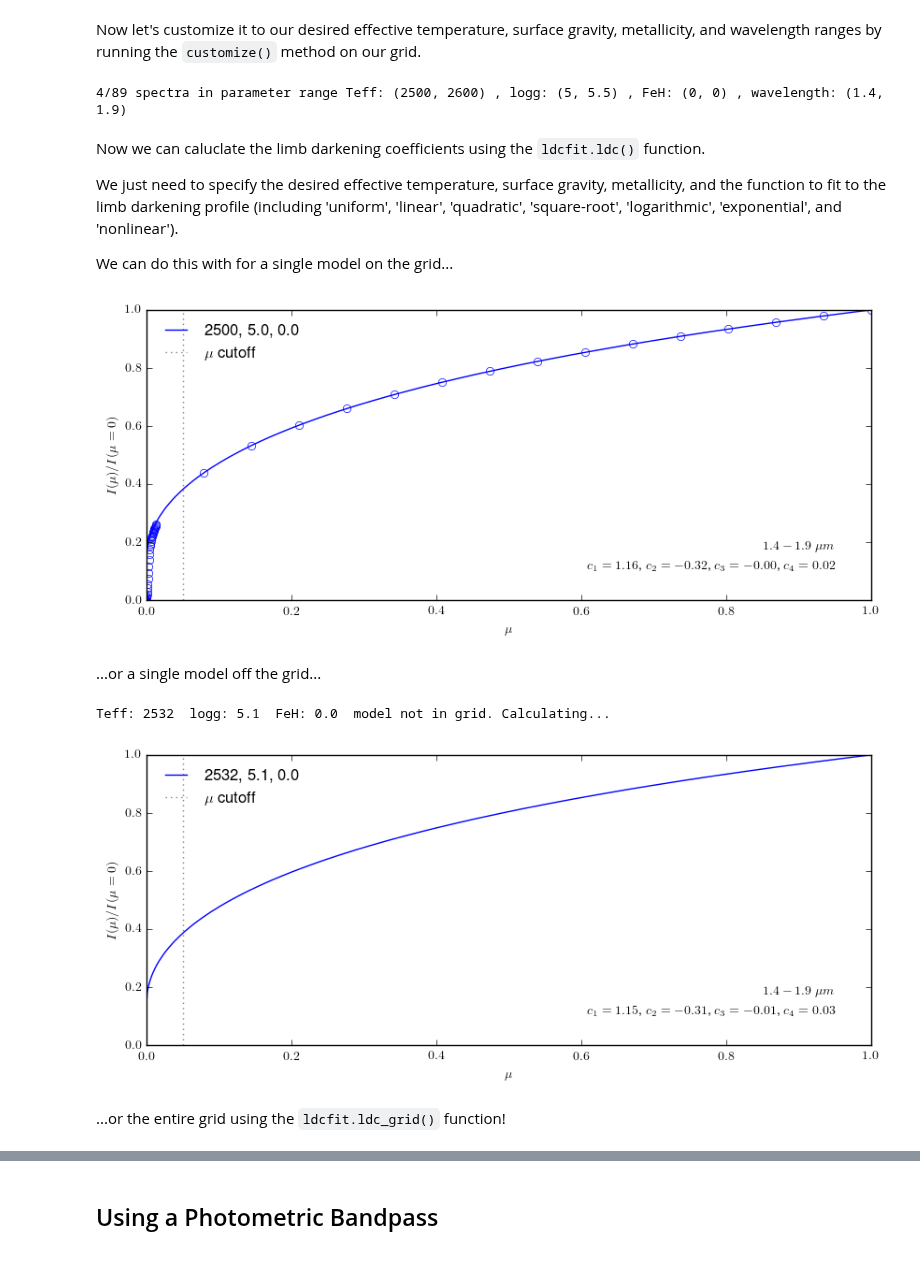
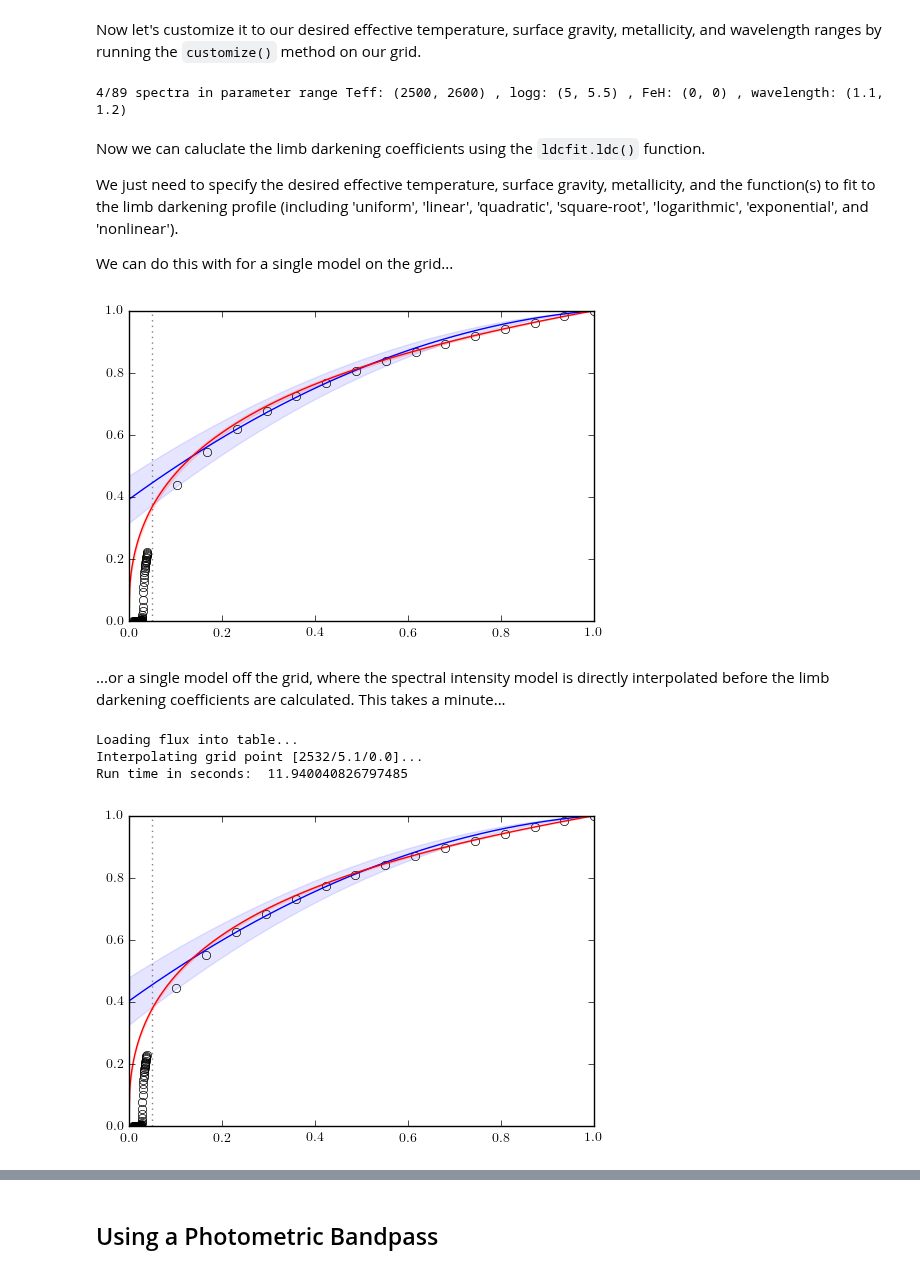
Before and after one commit to ExoCTK/exoctk, a Jupyter notebook: ExoCTK/notebooks/ldc_demo.ipynb, the cells around one changed output, grey strips where cells are left out. Cells and saved outputs as stored; diff of their text form; code cells hidden in the pictures.

```diff
--- a/ExoCTK/notebooks/ldc_demo.ipynb
+++ b/ExoCTK/notebooks/ldc_demo.ipynb
@@ -45,27 +45,27 @@ Length = 89 rows
 # %% [markdown]
 Now let's customize it to our desired effective temperature, surface gravity, metallicity, and wavelength ranges by running the `customize()` method on our grid.
 # %%
-model_grid.customize(Teff_rng=(2500,2600), logg_rng=(5,5.5), FeH_rng=(0,0), wave_rng=(1.4,1.9))
+model_grid.customize(Teff_rng=(2500,2600), logg_rng=(5,5.5), FeH_rng=(0,0), wave_rng=(1.1,1.2))
 # %% [output]
-4/89 spectra in parameter range Teff: (2500, 2600) , logg: (5, 5.5) , FeH: (0, 0) , wavelength: (1.4, 1.9)
+4/89 spectra in parameter range Teff: (2500, 2600) , logg: (5, 5.5) , FeH: (0, 0) , wavelength: (1.1, 1.2)
 # %% [markdown]
 Now we can caluclate the limb darkening coefficients using the `ldcfit.ldc()` function.
 
-We just need to specify the desired effective temperature, surface gravity, metallicity, and the function to fit to the limb darkening profile (including 'uniform', 'linear', 'quadratic', 'square-root', 'logarithmic', 'exponential', and 'nonlinear').
+We just need to specify the desired effective temperature, surface gravity, metallicity, and the function(s) to fit to the limb darkening profile (including 'uniform', 'linear', 'quadratic', 'square-root', 'logarithmic', 'exponential', and 'nonlinear').
 
 We can do this with for a single model on the grid...
 # %%
 teff, logg, FeH = 2500, 5.0, 0.0
-coeffs, mu, radius = lf.ldc(teff, logg, FeH, model_grid, 'nonlinear', plot=True)
+on_grid = lf.ldc(teff, logg, FeH, model_grid, ['quadratic','4-parameter'], plot=True)
 # %% [output]
-[figure, old version]
+[figure, new version]
 # %% [markdown]
-...or a single model off the grid...
+...or a single model off the grid, where the spectral intensity model is directly interpolated before the limb darkening coefficients are calculated. This takes a minute...
 # %%
 teff, logg, FeH = 2532, 5.1, 0.0
-coeffs, mu, radius = lf.ldc(teff, logg, FeH, model_grid, 'nonlinear', plot=True)
+off_grid = lf.ldc(teff, logg, FeH, model_grid, ['quadratic','4-parameter'], plot=True)
 # %% [output]
-Teff: 2532  logg: 5.1  FeH: 0.0  model not in grid. Calculating...
+Loading flux into table...
+Interpolating grid point [2532/5.1/0.0]...
+Run time in seconds:  11.940040826797485
-[figure, old version]
+[figure, new version]
-# %% [markdown]
-...or the entire grid using the `ldcfit.ldc_grid()` function!
```
Also changed, not shown: parts of 4 cells of this notebook, 2 other files.
